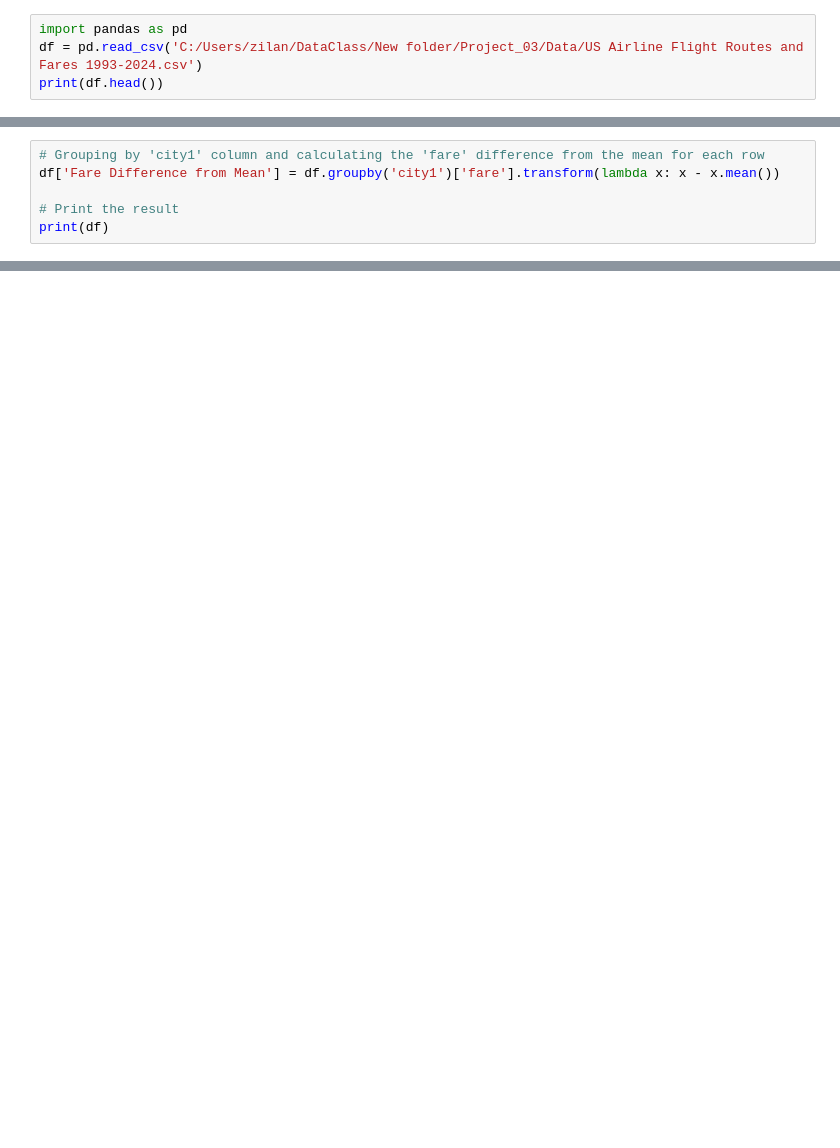
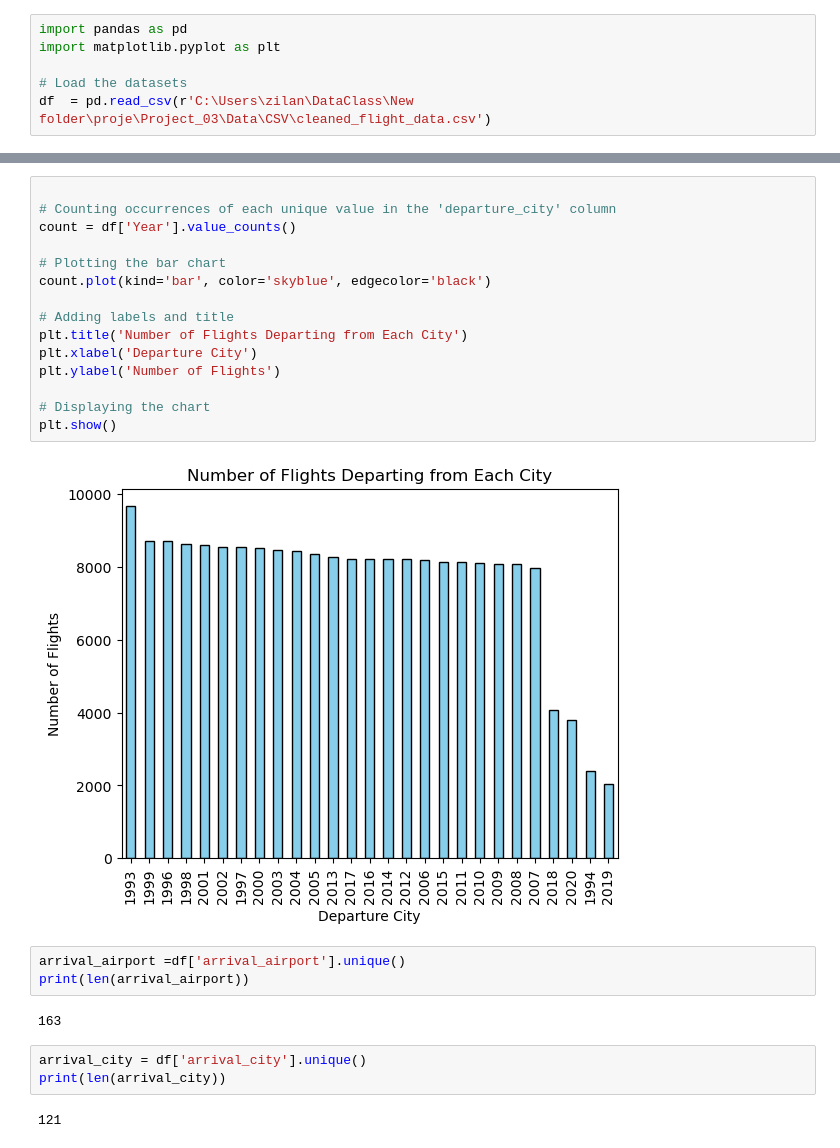
Before and after one commit to CamdenBeck/Project_03, a Jupyter notebook: Zilan/analysis.ipynb, the cells around one changed output, grey strips where cells are left out. Drawn from its saved outputs; the diff is of its cells as text; blank space fills up the shorter version.

```diff
--- a/Zilan/analysis.ipynb
+++ b/Zilan/analysis.ipynb
@@ -1,4 +1,6 @@
 # %%
 import pandas as pd
-df = pd.read_csv('C:/Users/zilan/DataClass/New folder/Project_03/Data/US Airline Flight Routes and Fares 1993-2024.csv')
-print(df.head())
+import matplotlib.pyplot as plt
+
+# Load the datasets
+df  = pd.read_csv(r'C:\Users\zilan\DataClass\New folder\proje\Project_03\Data\CSV\cleaned_flight_data.csv')
@@ -90,6 +6,0 @@ print(grouped_stats)
-# %%
-# Grouping by 'city1' column and calculating the 'fare' difference from the mean for each row
-df['Fare Difference from Mean'] = df.groupby('city1')['fare'].transform(lambda x: x - x.mean())
-
-# Print the result
-print(df)
@@ -114,0 +68,27 @@ Average Passengers: 516.6666666666666
+# %%
+
+# Counting occurrences of each unique value in the 'departure_city' column
+count = df['Year'].value_counts()
+
+# Plotting the bar chart
+count.plot(kind='bar', color='skyblue', edgecolor='black')
+
+# Adding labels and title
+plt.title('Number of Flights Departing from Each City')
+plt.xlabel('Departure City')
+plt.ylabel('Number of Flights')
+
+# Displaying the chart
+plt.show()
+# %% [output]
+[figure, added]
+# %%
+arrival_airport =df['arrival_airport'].unique()
+print(len(arrival_airport))
+# %% [output]
+163
+# %%
+arrival_city = df['arrival_city'].unique()
+print(len(arrival_city))
+# %% [output]
+121
```
Also changed, not shown: parts of 26 cells of this notebook, 1 other file.
